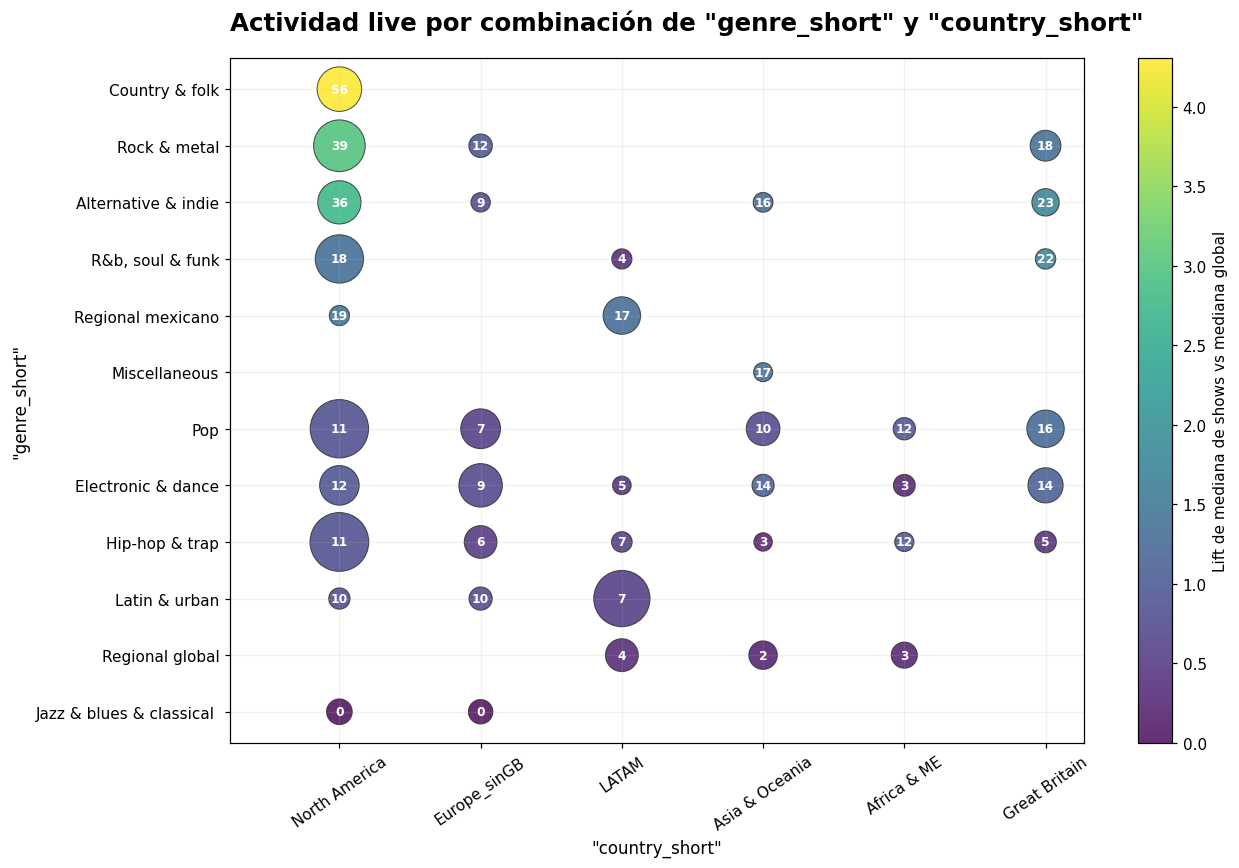
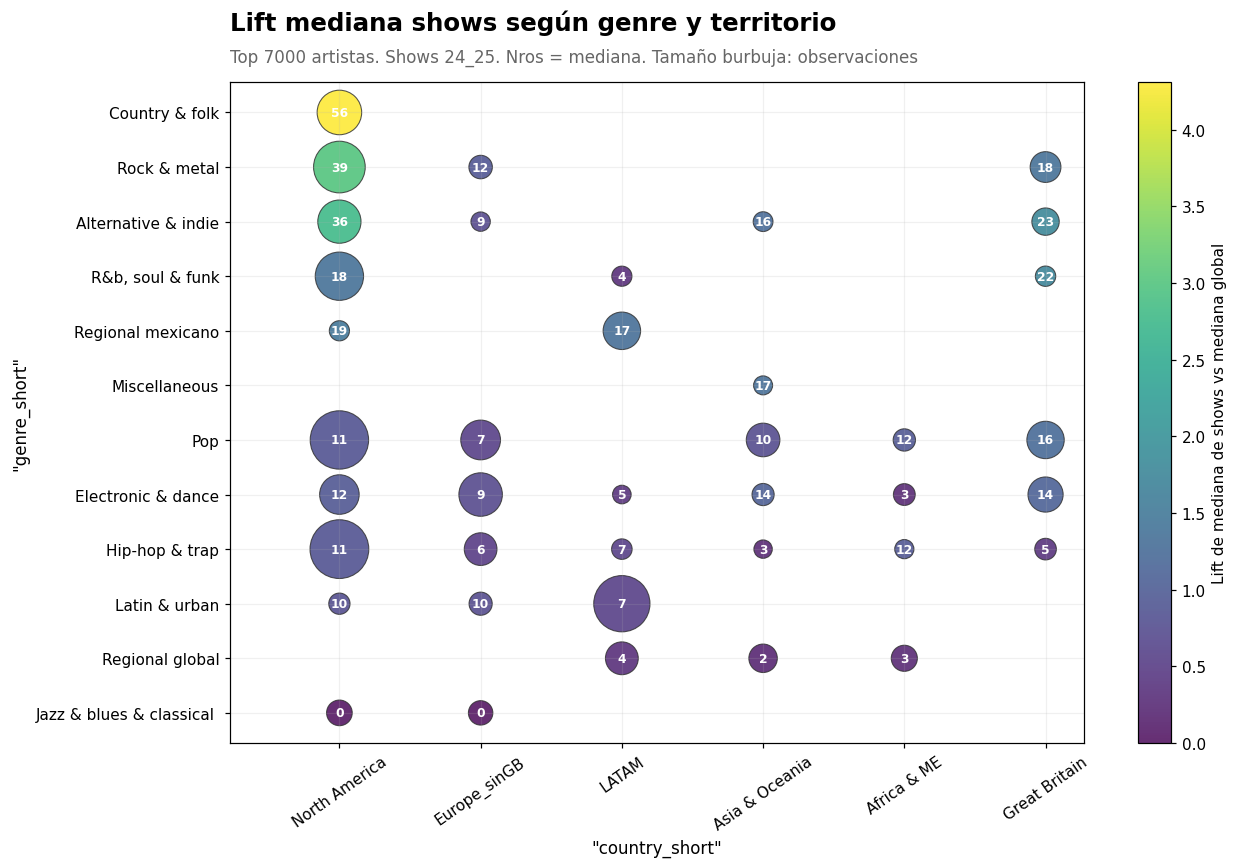
The notebook cell's code change between the first figure and the second:
--- before
+++ after
@@ -78,10 +78,23 @@
 
 ax.set_title(
-    'Actividad live por combinación de "genre_short" y "country_short"',
+    'Lift mediana shows según genre y territorio',
     fontsize=16,
     fontweight="bold",
     loc="left",
-    pad=18
+    pad=34
 )
+
+ax.text(
+    0,
+    1.025,
+    "Top 7000 artistas. Shows 24_25. Nros = mediana. Tamaño burbuja: observaciones",
+    transform=ax.transAxes,
+    fontsize=11,
+    color="#666666",
+    ha="left",
+    va="bottom"
+)
+
+
 
 ax.set_xlabel('"country_short"', fontsize=11)
@@ -97,5 +110,5 @@
 
 ruta_grafico_bubble_heatmap_genero_region = (
-    directorio_graficos_categoricos /
+    directorio_salidas_proyecto /
     "bubble_heatmap_genre_short_country_short_lifts.png"
 )

Commit: regresion y clustering y nulos en eda1